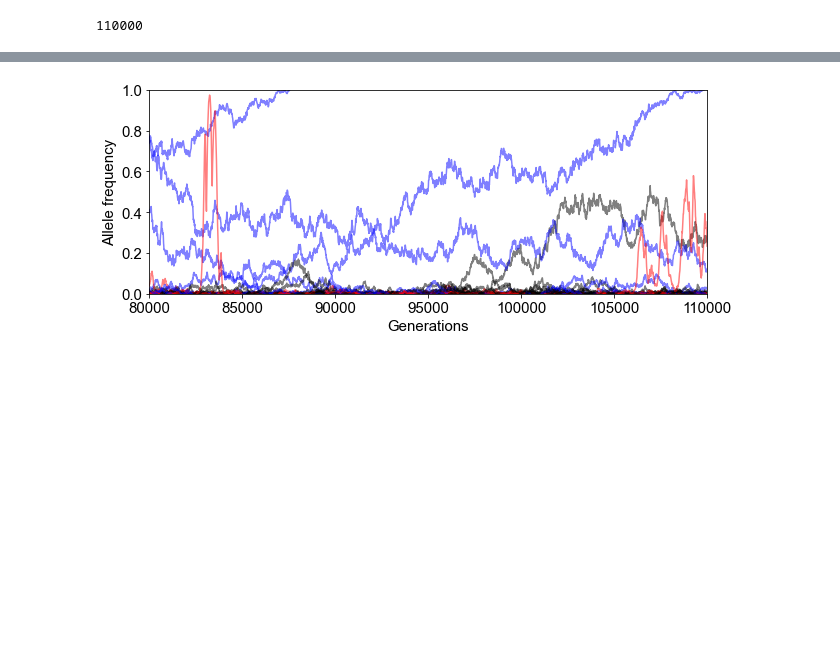
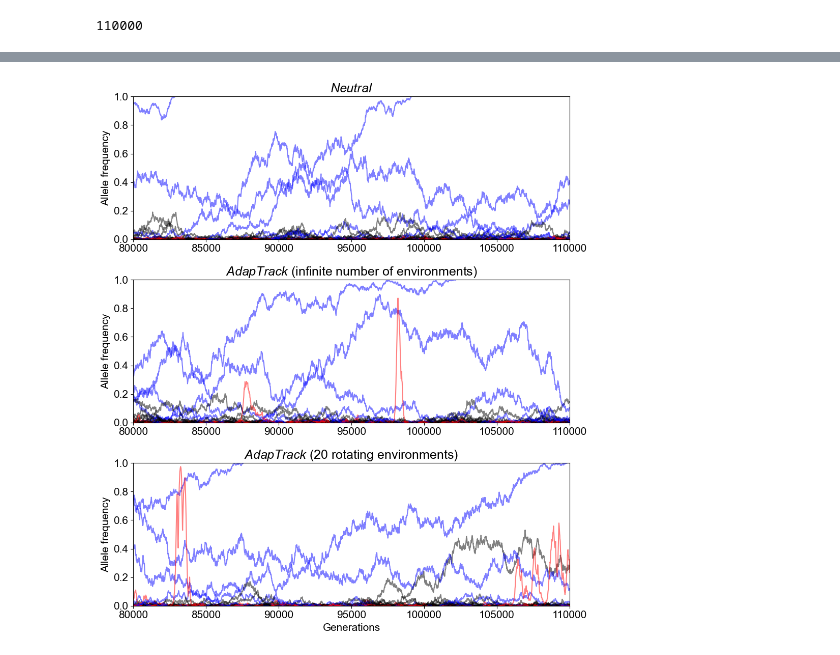
Before and after one commit to song88180/Adaptive_Tracking_with_Antagonsitic_Pleiotropy, a Jupyter notebook: Fig3_mut_fit_trajectory.ipynb, the cells around one changed output, grey strips where cells are left out. Cells and saved outputs as stored; diff of their text form; code cells hidden in the pictures; blank space fills up the shorter version.

```diff
--- a/Fig3_mut_fit_trajectory.ipynb
+++ b/Fig3_mut_fit_trajectory.ipynb
@@ -36,3 +49,13 @@ for N_gen in range(80000,110001,10):
 # %%
-with open('SLiM/code/Simulation_log/pop10000_AF_dynamics.pkl','rb') as f:
-    AF_dict = pkl.load(f)
+# In parenthesis (random seed, ids of strongly non-neutral mutations, model AF_dict)
+model_dict = {
+    'Neutral_AF_dynamics': [13, []], # for Neutral model (Fig. 3A)
+    'Adaptrack_standard_AF_dynamics': [22, [27842930.0,31294446.0]], # for Adaptrack standard model (Fig. 3B)
+    'Adaptrack_env20_AF_dynamics': [30, [26427231.0,33683783.0]] # for Adaptrack_env20 model (Fig. 3C)
+}
+model_list = list(model_dict.keys())
+
+for i, model in enumerate(model_list):
+    with open(f'./data/Simulation_log/{model}.pkl','rb') as f:
+        AF_dict = pkl.load(f)
+    model_dict[model].append(AF_dict)
@@ -56,45 +62,46 @@ mpl.rcParams.update(rcParams_dict)
 # %%
+title_list = ['$\mathit{Neutral}$','$\mathit{AdapTrack}$ (infinite number of environments)','$\mathit{AdapTrack}$ (20 rotating environments)']
+
 Ne = 10000
-id_list = list(AF_dict.keys())
-i=0
-nrand.seed(30) #Neutral:13,Quasi20:30,pop10000:22
-id_sub_list = nrand.choice(id_list,50000,replace=False)
-#id_sub_list = np.append(id_sub_list,[29088945.0]) # for quasi_env10 model
-id_sub_list = np.append(id_sub_list,[26427231.0,33683783.0]) # for quasi_env20 model
-#id_sub_list = np.append(id_sub_list,[27842930.0,31294446.0]) # for pop10000
-N_neutral_lines = 0
-N_nonneutral_lines = 0
 
-fig,axes = plt.subplots(figsize=[10,3.75],facecolor='w')
-ax1 = axes
-for _id in id_sub_list:
-    item = AF_dict[_id]
+fig,axes = plt.subplots(3, 1, figsize=[10, 11.25], facecolor='w')
 
-    if item['EG'] - item['SG'] < 200:
-        continue
-    if np.abs(item['s']).mean() <= 0:
-        c = 'b'; a=0.5
-    elif np.abs(item['s']).mean() < 0.005:
-        c = 'k'; a = 0.5
-    else:
-        c = 'r'; a=0.5;
-        if max(item['AF'])>4000:
-            print(_id)
+for i, model in enumerate(model_list):
+    ax = axes[i]
+    seed, add_ids, AF_dict = model_dict[model]
+    id_list = list(AF_dict.keys())
 
-    ax1.plot(
-        range(max(80000,int(item['SG'])),int(item['EG'])+1,10),item['AF'],
-        color = c,
-        alpha = a
-    )
+    nrand.seed(seed)
+    id_sub_list = nrand.choice(id_list,50000,replace=False)
+    id_sub_list = np.append(id_sub_list, add_ids)
 
-ax1.set_ylim(0,20000)
-ax1.set_xlim(80000,110000)
-ax1.set_yticks(np.linspace(0,20000,6))
-ax1.set_yticklabels(np.linspace(0,10,6)/10)
-ax1.set_ylabel('Allele frequency')
-ax1.set_xlabel('Generations')
-ax1.set_xticklabels((np.linspace(80000,110000,7)).astype(int))
-#plt.savefig('./Figures/Fig3_3.pdf')
-# ax2.set_ylim(0,300)
-# ax2.set_xlim(sub_range_s,sub_range_e)
+    for _id in id_sub_list:
+        item = AF_dict[_id]
+
+        if item['EG'] - item['SG'] < 200:
+            continue
+        if np.abs(item['s']).mean() <= 0:
+            c = 'b'; a=0.5
+        elif np.abs(item['s']).mean() < 0.005:
+            c = 'k'; a = 0.5
+        else:
+            c = 'r'; a=0.5;
+
+        ax.plot(
+            range(max(80000,int(item['SG'])),int(item['EG'])+1,10),item['AF'],
+            color = c,
+            alpha = a
+        )
+
+    ax.set_ylim(0,20000)
+    ax.set_xlim(80000,110000)
+    ax.set_yticks(np.linspace(0,20000,6))
+    ax.set_yticklabels(np.linspace(0,10,6)/10)
+    ax.set_ylabel('Allele frequency')
+    if i == len(model_list) - 1:
+        ax.set_xlabel('Generations')
+    ax.set_title(title_list[i])
+plt.tight_layout()
+
+#plt.savefig('./Figures/Fig3ABC.pdf')
 # %% [output]
@@ -103 +108 @@ ax1.set_xticklabels((np.linspace(80000,110000,7)).astype(int))
-[figure, old version]
+[figure, new version]
```
Also changed, not shown: parts of 11 cells of this notebook.
